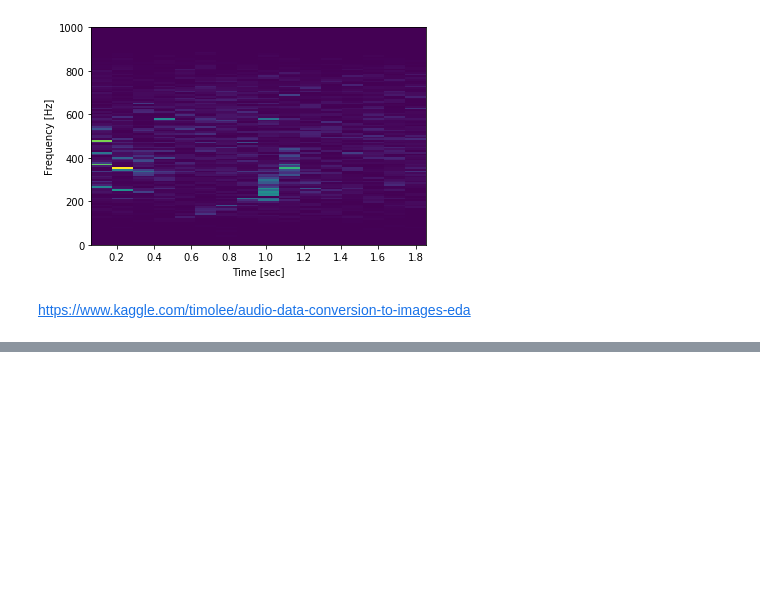
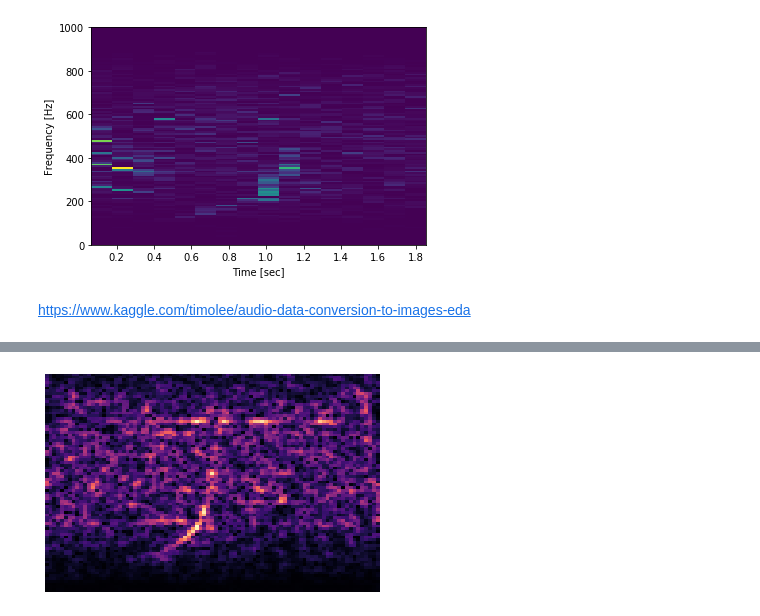
Before and after one commit to JorgeRodri/WhaleClassification, a Jupyter notebook: Spectogram_examples.ipynb, the cells around one changed output, grey strips where cells are left out. Cells and saved outputs as stored; diff of their text form; code cells hidden in the pictures; blank space fills up the shorter version.

```diff
--- a/Spectogram_examples.ipynb
+++ b/Spectogram_examples.ipynb
@@ -170,3 +170,19 @@ plt.imshow(P, aspect='auto', origin='lower')
+# %%
+import librosa
+import librosa.display
+
+params = {'NFFT':256, 'Fs':2000, 'noverlap':192}
+P, freqs, bins = mlab.specgram(data, **params)
+
+y, sr = librosa.load(file + audio_file, duration=2)
+# ps = librosa.feature.melspectrogram(y=y, sr=sr, fmax = 1024)
+ps = librosa.core.stft(y=y)
+# print(ps.shape)
+librosa.display.specshow(ps, y_axis='mel', x_axis='time')
+plt.axis('off')
+a = plt.ylim(ymax = 256)
+# %% [output]
+[figure, added]
 # %%
 from matplotlib import mlab
 import numpy as np
```
Also changed, not shown: parts of 18 cells of this notebook, 4 other files.
